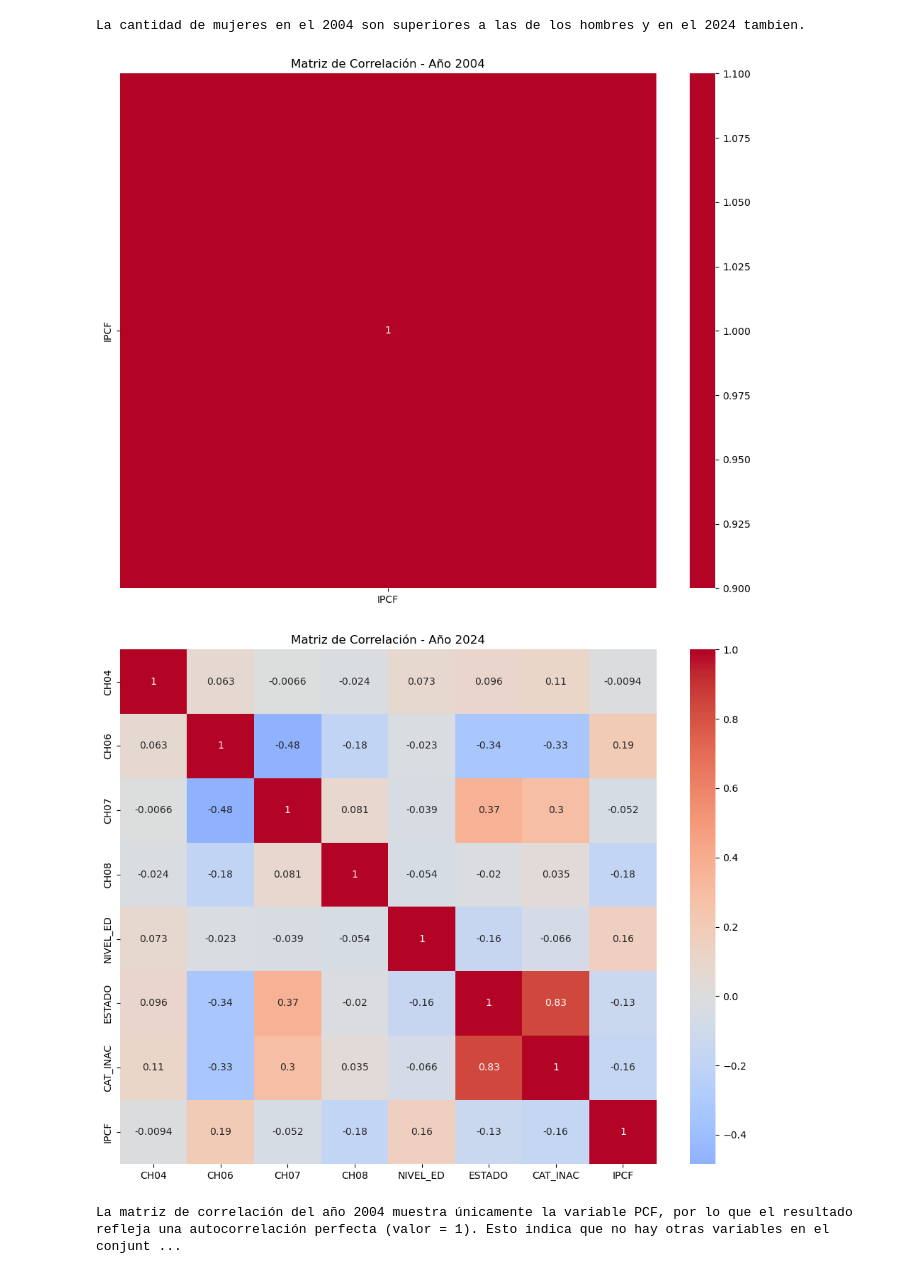
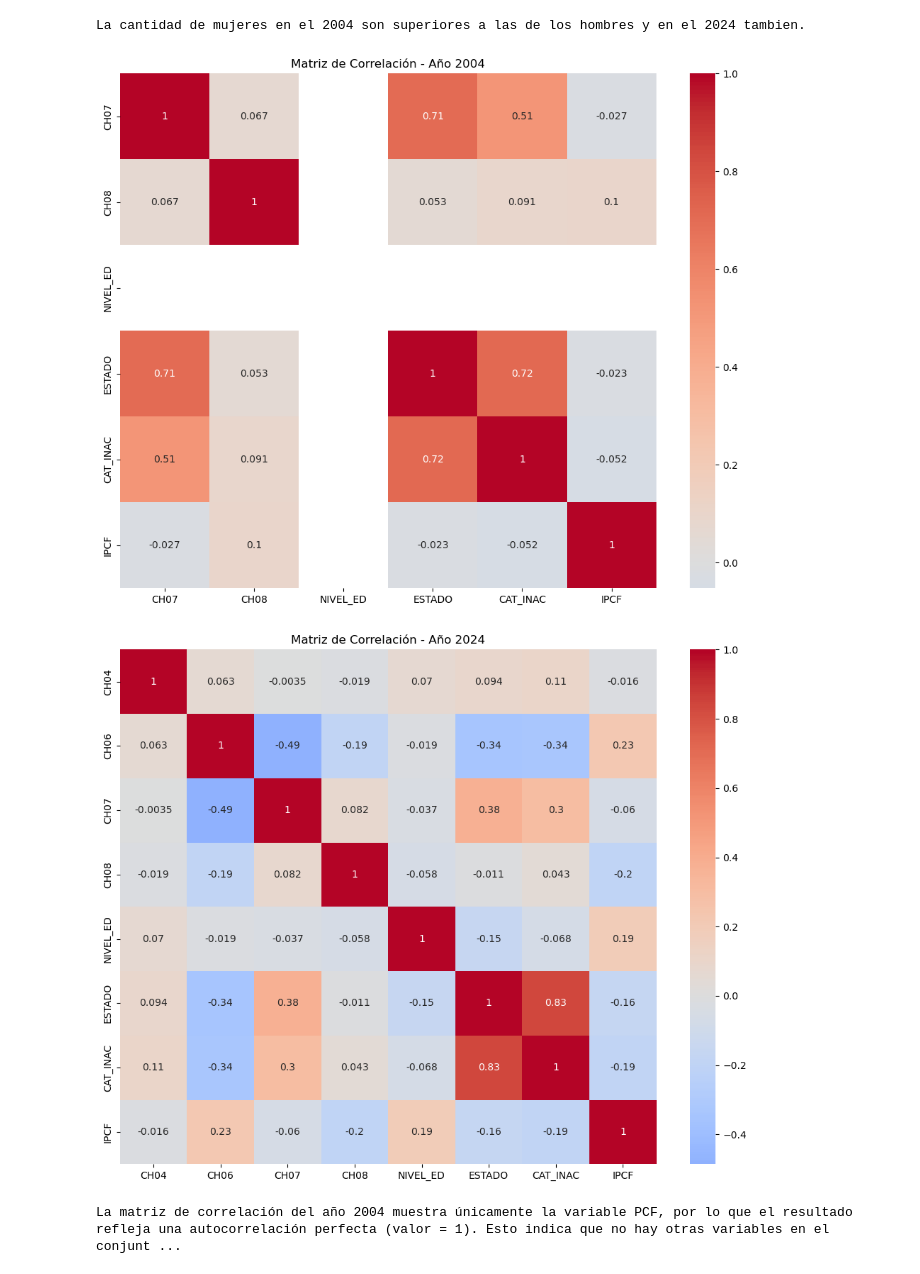
Before and after one commit to LucaDadderio0/-BigDataUBA-Grup10, a Jupyter notebook: TP2/Big_Data_TP2_Grupo10.ipynb, the cells around one changed output. Saved outputs shown, nothing was run; the diff lists cells and outputs as text; code cells hidden in the pictures.

```diff
--- a/TP2/Big_Data_TP2_Grupo10.ipynb
+++ b/TP2/Big_Data_TP2_Grupo10.ipynb
@@ -206,34 +251,45 @@ import matplotlib.pyplot as plt
 # Leer los archivos
 df_2024 = pd.read_excel("usu_individual_T124.xlsx")
 df_2004 = pd.read_stata("Individual_t104.dta")
 #Convertir los nombres de columnas a mayusculas
 df_2024.columns = df_2024.columns.str.upper()
 df_2004.columns = df_2004.columns.str.upper()
 # Filtrar solo región 40
 df_2024 = df_2024[df_2024["REGION"] == 40]
 df_2004 = df_2004[df_2004["REGION"] == "NOA"]
 df_2004["REGION"] = 40  # Homogeneizar valores de REGION
+# Homogeneizar los valores
+df_2004['CH04'] = df_2004['CH04'].map({'Varón': 1, 'Mujer': 2})
+df_2004['CH08'] = df_2004['CH08'].map({'Obra social (incluye PAMI)': 1, 'Mutual/prepaga/servicio de emergencia': 2, 'Planes y seguros públicos': 3, 'No paga ni le descuentan': 4, 'Ns/Nr': 9, 'Obra social y mutual/prepaga/servicio de emergencia': 12, 'Obra social y planes y seguros públicos': 13, 'Mutual/prepaga/servicio de emergencia/Planes y seguros públicos': 23, 'Obra social, mutual/prepaga/servicio de emergencia y planes y seguros públicos': 123})
+df_2004['CH07'] = df_2004['CH07'].map({'Unido': 1, 'Casado': 2, 'Separado o divorciado': 3, 'Viudo': 4, 'Soltero': 5})
+df_2004['NIVEL_ED'] = df_2004['NIVEL_ED'].map({'Primario incompleto (incluye educación especial)': 1, 'Primario completo': 2, 'Secundario incompleto': 3, 'Secundario completo': 4, 'Superior universitario incompleto': 5, 'Superior universitario completo': 6, 'Sin instrucción': 7, 'Ns/Nr': 9,})
+df_2004['ESTADO'] = df_2004['ESTADO'].map({'Entrevista individual no realizada (no respuesta al cuestionario individual)': 0, 'Ocupado': 1, 'Desocupado': 2, 'Inactivo': 3, 'Menor de 10 años': 4})
+df_2004['CAT_INAC'] = df_2004['CAT_INAC'].map({'Jubilado/pensionado': 1, 'Rentista': 2, 'Estudiante': 3, 'Ama de casa': 4, 'Menor de 6 años': 5, 'Discapacitado': 6, 'Otros': 7})
+df_2024['IPCF'] = df_2024['IPCF'].replace(0, np.nan)
+df_2024['CH06'] = df_2024['CH06'].replace(0, np.nan)
+df_2004['IPCF'] = df_2004['IPCF'].replace(0, np.nan)
+df_2004['CH06'] = df_2004['CH06'].replace(0, np.nan)
 # Variables a usar
 variables = ["CH04", "CH06", "CH07", "CH08", "NIVEL_ED", "ESTADO", "CAT_INAC", "IPCF"]
 # Filtrar variables para cada año y eliminar filas con valores faltantes o sin sentido
 df_2024_corr = df_2024[variables].dropna()
 df_2004_corr = df_2004[variables].dropna()
 # Matriz de correlación 2004
 corr_2004 = df_2004_corr.corr(numeric_only=True)
 plt.figure(figsize=(10, 8))
 sns.heatmap(corr_2004, annot=True, cmap="coolwarm", center=0)
 plt.title("Matriz de Correlación - Año 2004")
 plt.tight_layout()
 plt.show()
 # Matriz de correlación 2024
 corr_2024 = df_2024_corr.corr(numeric_only=True)
 plt.figure(figsize=(10, 8))
 sns.heatmap(corr_2024, annot=True, cmap="coolwarm", center=0)
 plt.title("Matriz de Correlación - Año 2024")
 plt.tight_layout()
 plt.show()
 # %% [output]
-[figure, old version]
+[figure, new version]
 [figure]
 # %%
 print("La matriz de correlación del año 2004 muestra únicamente la variable PCF, por lo que el resultado refleja una autocorrelación perfecta (valor = 1). Esto indica que no hay otras variables en el conjunto de datos para ese año o que el filtrado previo dejó una sola variable numérica disponible. Para que la matriz de correlación aporte información útil sobre relaciones entre variables, sería necesario contar con múltiples variables numéricas en el dataset.")
```
Also changed, not shown: parts of 20 cells of this notebook.
